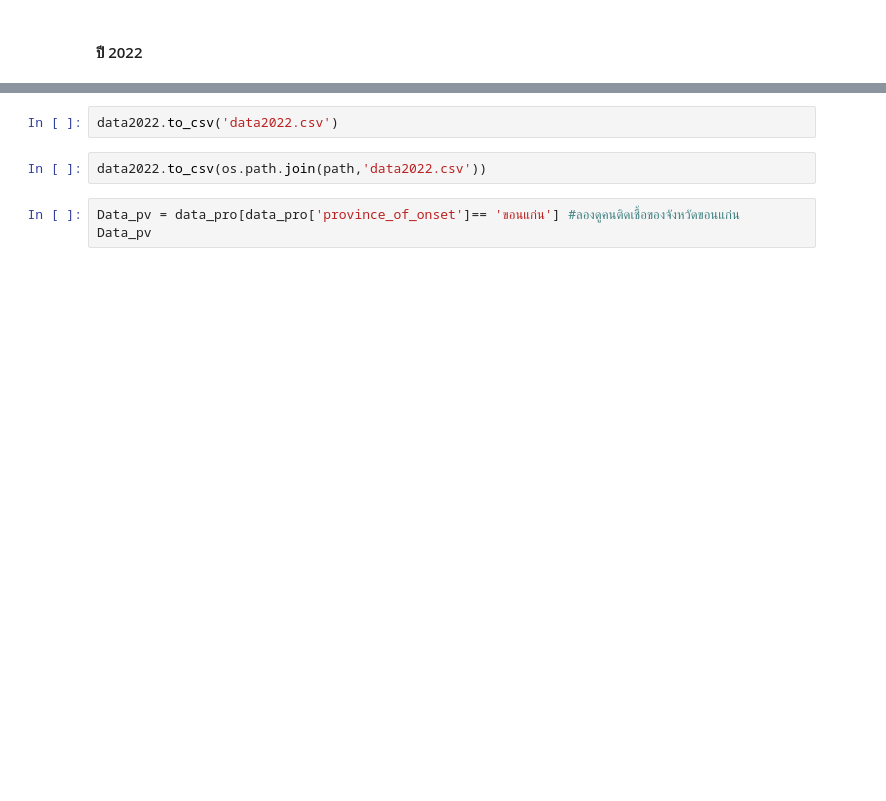
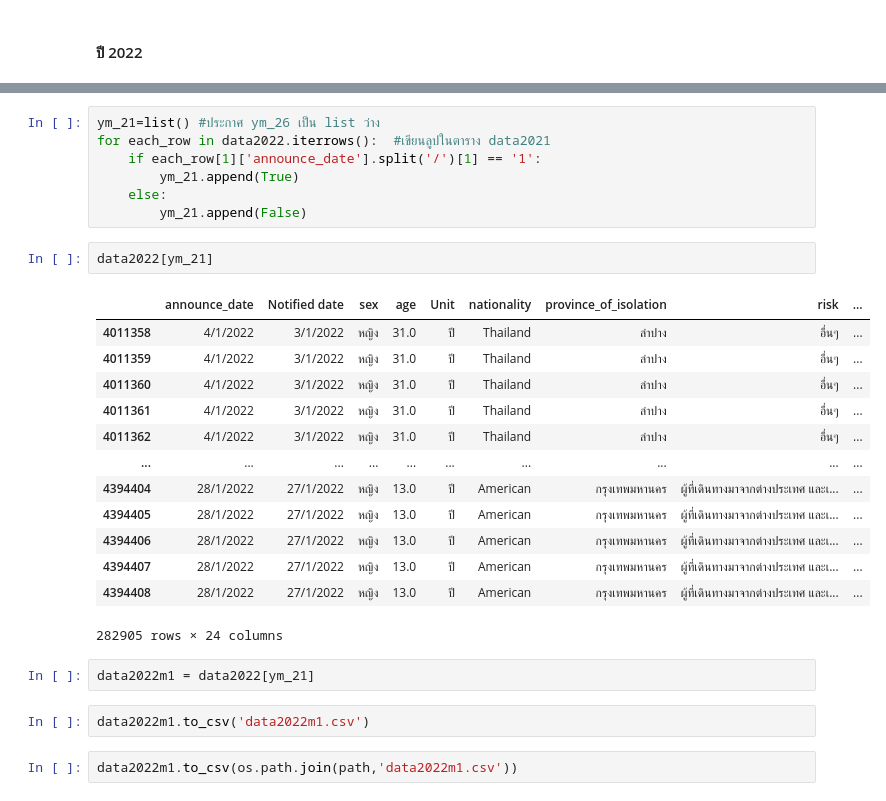
Before and after one commit to Umaporn19/data_viz_2022, a Jupyter notebook: Project_Dataviz.ipynb, the cells around one changed output, grey strips where cells are left out. Saved outputs shown, nothing was run; the diff lists cells and outputs as text; blank space fills up the shorter version.

```diff
--- a/Project_Dataviz.ipynb
+++ b/Project_Dataviz.ipynb
@@ -1162,7 +1231,29 @@ data2022
+# %%
+ym_21=list() #ประกาศ ym_26 เป็น list ว่าง
+for each_row in data2022.iterrows():  #เขียนลูปในตาราง data2021
+    if each_row[1]['announce_date'].split('/')[1] == '1':
+        ym_21.append(True)
+    else:
+        ym_21.append(False)
+# %%
+data2022[ym_21]
+# %% [output]
+|  | announce_date | Notified date | sex | age | Unit | nationality | province_of_isolation | risk | ... |
+| 4011358 | 4/1/2022 | 3/1/2022 | หญิง | 31.0 | ปี | Thailand | ลำปาง | อื่นๆ | ... |
+| 4011359 | 4/1/2022 | 3/1/2022 | หญิง | 31.0 | ปี | Thailand | ลำปาง | อื่นๆ | ... |
+| 4011360 | 4/1/2022 | 3/1/2022 | หญิง | 31.0 | ปี | Thailand | ลำปาง | อื่นๆ | ... |
+| 4011361 | 4/1/2022 | 3/1/2022 | หญิง | 31.0 | ปี | Thailand | ลำปาง | อื่นๆ | ... |
+| 4011362 | 4/1/2022 | 3/1/2022 | หญิง | 31.0 | ปี | Thailand | ลำปาง | อื่นๆ | ... |
+| ... | ... | ... | ... | ... | ... | ... | ... | ... | ... |
+| 4394404 | 28/1/2022 | 27/1/2022 | หญิง | 13.0 | ปี | American | กรุงเทพมหานคร | ผู้ที่เดินทางมาจากต่างประเทศ และเ... | ... |
+| 4394405 | 28/1/2022 | 27/1/2022 | หญิง | 13.0 | ปี | American | กรุงเทพมหานคร | ผู้ที่เดินทางมาจากต่างประเทศ และเ... | ... |
+| 4394406 | 28/1/2022 | 27/1/2022 | หญิง | 13.0 | ปี | American | กรุงเทพมหานคร | ผู้ที่เดินทางมาจากต่างประเทศ และเ... | ... |
+| 4394407 | 28/1/2022 | 27/1/2022 | หญิง | 13.0 | ปี | American | กรุงเทพมหานคร | ผู้ที่เดินทางมาจากต่างประเทศ และเ... | ... |
+| 4394408 | 28/1/2022 | 27/1/2022 | หญิง | 13.0 | ปี | American | กรุงเทพมหานคร | ผู้ที่เดินทางมาจากต่างประเทศ และเ... | ... |
+282905 rows × 24 columns
+# %%
+data2022m1 = data2022[ym_21]
 # %%
-data2022.to_csv('data2022.csv')
+data2022m1.to_csv('data2022m1.csv')
 # %%
-data2022.to_csv(os.path.join(path,'data2022.csv'))
+data2022m1.to_csv(os.path.join(path,'data2022m1.csv'))
-# %%
-Data_pv = data_pro[data_pro['province_of_onset']== 'ขอนแก่น'] #ลองดูคนติดเชื้อของจังหวัดขอนแก่น
-Data_pv
```
Also changed, not shown: parts of 16 cells of this notebook.
